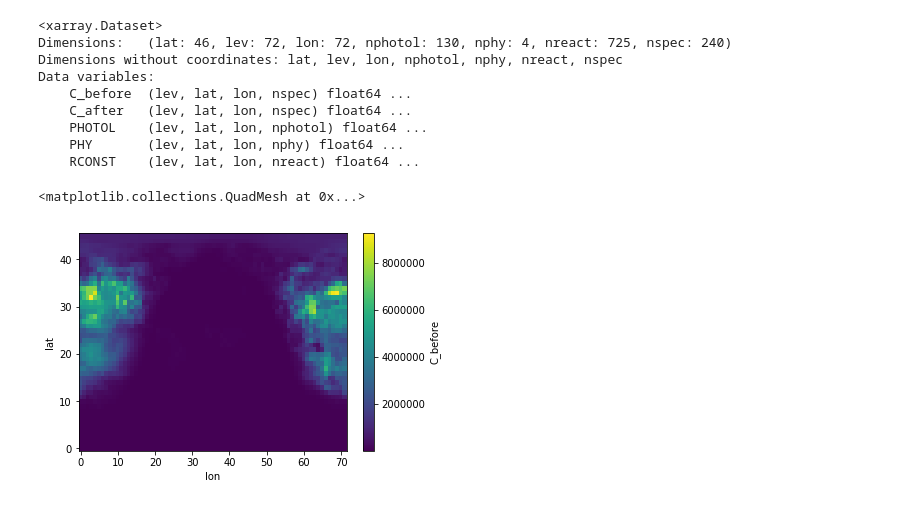
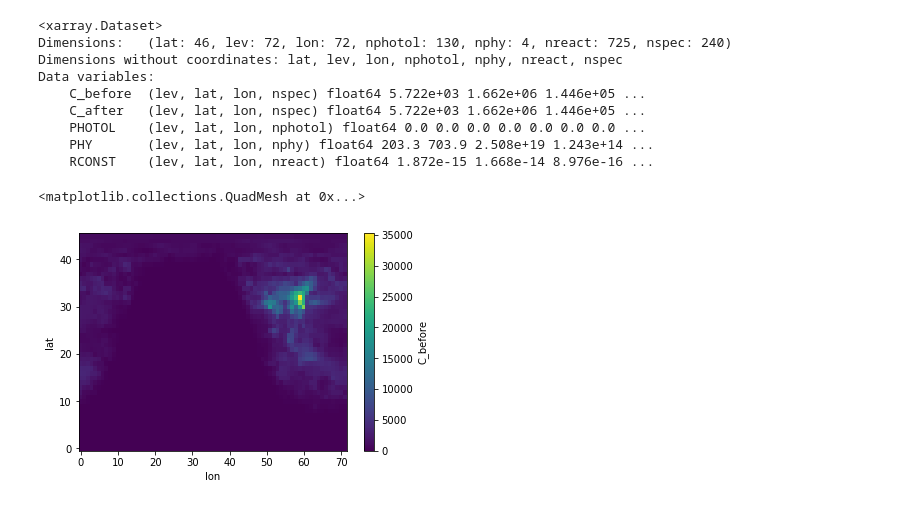
Before and after one commit to JiaweiZhuang/KPP4GC, a Jupyter notebook: GC_12_Standard/verify_f2py.ipynb, the cells around one changed output. Saved outputs shown, nothing was run; the diff lists cells and outputs as text; code cells hidden in the pictures.

```diff
--- a/GC_12_Standard/verify_f2py.ipynb
+++ b/GC_12_Standard/verify_f2py.ipynb
@@ -28,19 +8,20 @@ all_c_after : rank-2 array('d') with bounds (240,n_sample)
 # %%
-ds = xr.open_dataset('KPP_fields.nc')
+#ds = xr.open_dataset('KPP_fields.nc')
+ds = xr.open_dataset('../../../rundirs/geosfp_4x5_HetChemOff/KPP_fields_100.nc')
 ds
 # %% [output]
 <xarray.Dataset>
 Dimensions:   (lat: 46, lev: 72, lon: 72, nphotol: 130, nphy: 4, nreact: 725, nspec: 240)
 Dimensions without coordinates: lat, lev, lon, nphotol, nphy, nreact, nspec
 Data variables:
-    C_before  (lev, lat, lon, nspec) float64 ...
-    C_after   (lev, lat, lon, nspec) float64 ...
-    PHOTOL    (lev, lat, lon, nphotol) float64 ...
-    PHY       (lev, lat, lon, nphy) float64 ...
-    RCONST    (lev, lat, lon, nreact) float64 ...
+    C_before  (lev, lat, lon, nspec) float64 5.722e+03 1.662e+06 1.446e+05 ...
+    C_after   (lev, lat, lon, nspec) float64 5.722e+03 1.662e+06 1.446e+05 ...
+    PHOTOL    (lev, lat, lon, nphotol) float64 0.0 0.0 0.0 0.0 0.0 0.0 0.0 ...
+    PHY       (lev, lat, lon, nphy) float64 203.3 703.9 2.508e+19 1.243e+14 ...
+    RCONST    (lev, lat, lon, nreact) float64 1.872e-15 1.668e-14 8.976e-16 ...
 # %%
-ds['C_before'][0,...,233].plot()
+ds['C_before'][0,...,227].plot()
 # %% [output]
 <matplotlib.collections.QuadMesh at 0x...>
-[figure, old version]
+[figure, new version]
 # %%
```
Also changed, not shown: parts of 6 cells of this notebook.
